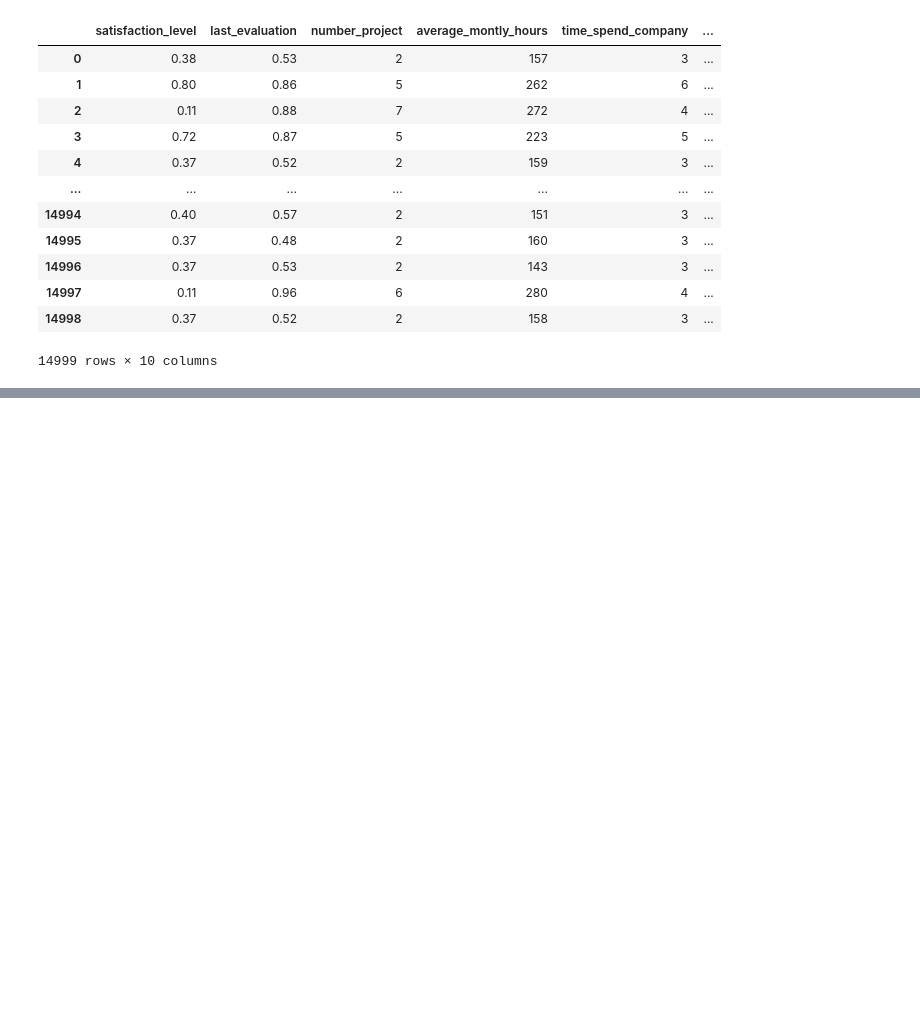
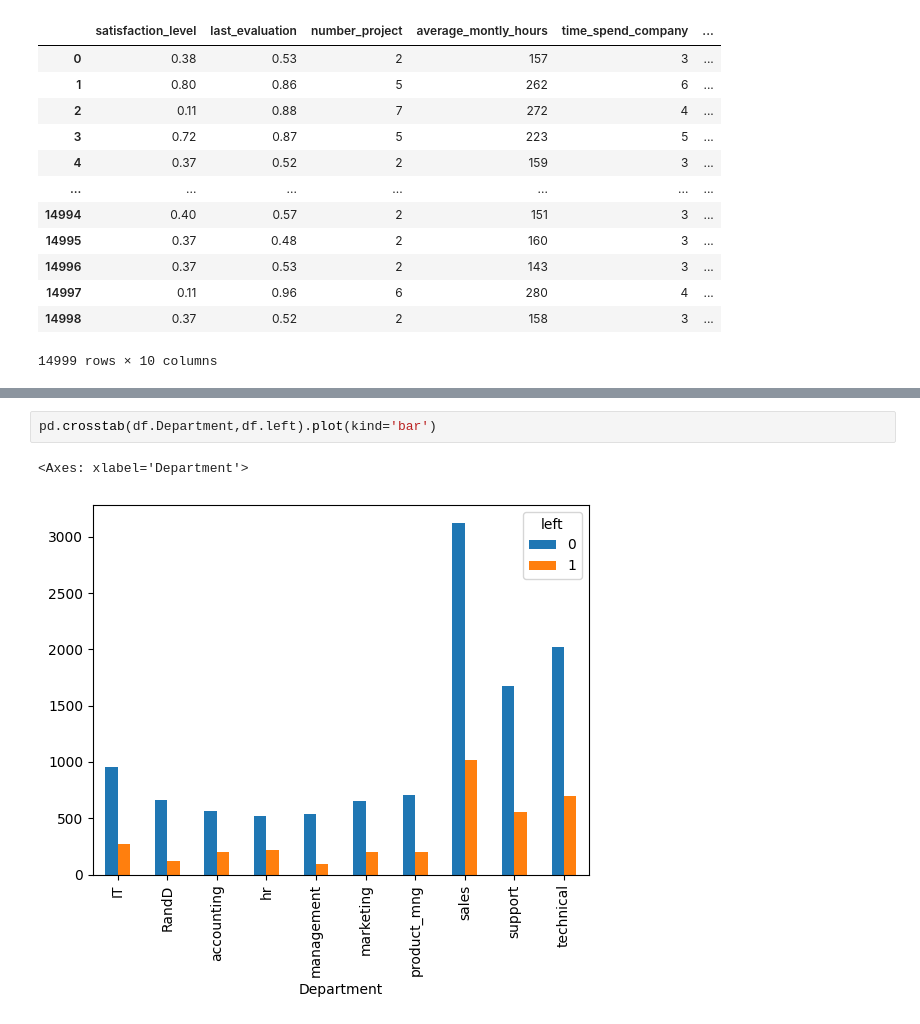
Before and after one commit to sanyog-mind/ai_ml_basics, a Jupyter notebook: src/kaggle_excersizes/ex_1_hr.ipynb, the cells around one changed output, grey strips where cells are left out. Cells and saved outputs as stored; diff of their text form; blank space fills up the shorter version.

```diff
--- a/src/kaggle_excersizes/ex_1_hr.ipynb
+++ b/src/kaggle_excersizes/ex_1_hr.ipynb
@@ -27,0 +55,5 @@ df
+# %%
+pd.crosstab(df.Department,df.left).plot(kind='bar')
+# %% [output]
+<Axes: xlabel='Department'>
+[figure, added]
```
Also changed, not shown: parts of 4 cells of this notebook, 1 other file.
